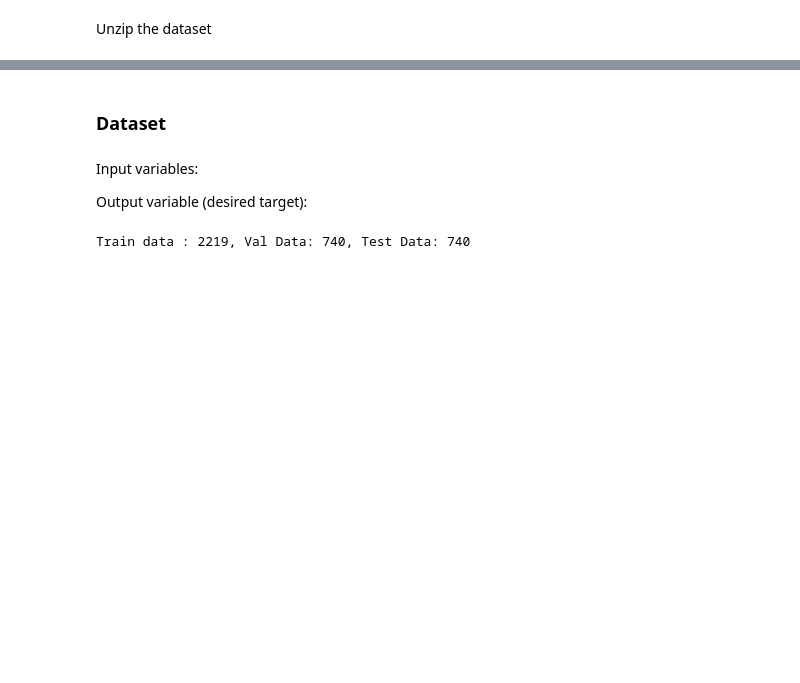
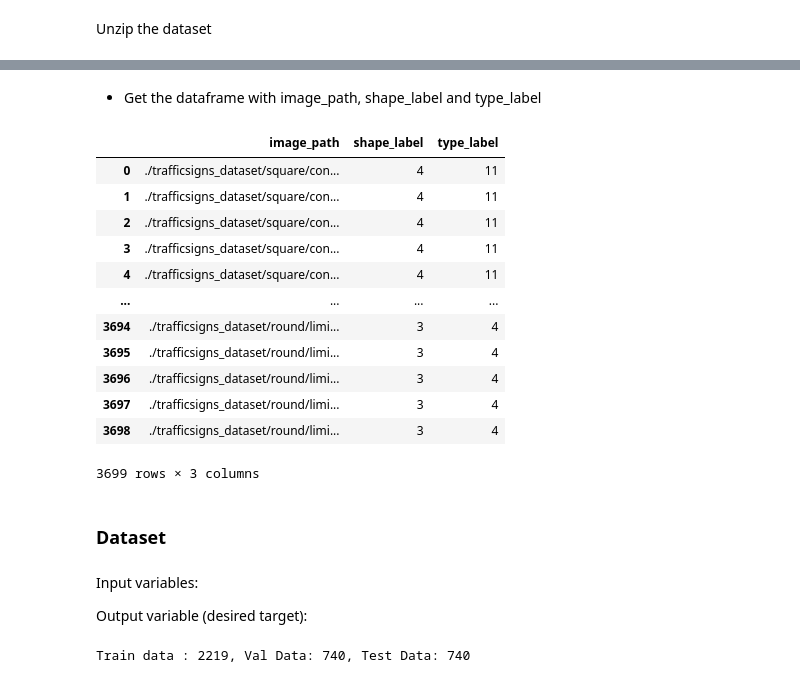
Before and after one commit to BenjapornW/Road-Traffic-Signs-Image-Classification-using-a-Neural-Network, a Jupyter notebook: s3959666_s3961136.ipynb, the cells around one changed output, grey strips where cells are left out. Saved outputs shown, nothing was run; the diff lists cells and outputs as text; code cells hidden in the pictures; blank space fills up the shorter version.

Commit message:
generate the dataframe with image path, traffic shape labels and type labels

```diff
--- a/s3959666_s3961136.ipynb
+++ b/s3959666_s3961136.ipynb
@@ -27,0 +32,13 @@ with zipfile.ZipFile('trafficsigns_dataset.zip', 'r') as zip_ref:
+# %%
+def collect_image_files(directory):
+    image_files = []
+    for root, dirs, files in os.walk(directory):
+        for file in files:
+            if file.endswith('.jpg') or file.endswith('.png'):
+                image_files.append(os.path.join(root, file))
+    return image_files
+# %%
+all_image_files = collect_image_files('./trafficsigns_dataset')
+
+for image_file in all_image_files:
+    print(image_file)
@@ -27,0 +63,3 @@ with zipfile.ZipFile('trafficsigns_dataset.zip', 'r') as zip_ref:
+# %%
+# Create a DataFrame with image file paths in a column named 'image_path'
+df = pd.DataFrame({'image_path': all_image_files})
@@ -27,0 +86,2 @@ with zipfile.ZipFile('trafficsigns_dataset.zip', 'r') as zip_ref:
+# %% [markdown]
+- Get the dataframe with image_path, shape_label and type_label
@@ -28,3 +90,19 @@ with zipfile.ZipFile('trafficsigns_dataset.zip', 'r') as zip_ref:
+# %%
+df
+# %% [output]
+|  | image_path | shape_label | type_label |
+| 0 | ./trafficsigns_dataset/square/con... | 4 | 11 |
+| 1 | ./trafficsigns_dataset/square/con... | 4 | 11 |
+| 2 | ./trafficsigns_dataset/square/con... | 4 | 11 |
+| 3 | ./trafficsigns_dataset/square/con... | 4 | 11 |
+| 4 | ./trafficsigns_dataset/square/con... | 4 | 11 |
+| ... | ... | ... | ... |
+| 3694 | ./trafficsigns_dataset/round/limi... | 3 | 4 |
+| 3695 | ./trafficsigns_dataset/round/limi... | 3 | 4 |
+| 3696 | ./trafficsigns_dataset/round/limi... | 3 | 4 |
+| 3697 | ./trafficsigns_dataset/round/limi... | 3 | 4 |
+| 3698 | ./trafficsigns_dataset/round/limi... | 3 | 4 |
+3699 rows × 3 columns
 # %% [markdown]
 ### Dataset
 # %% [markdown]
```
Also changed, not shown: parts of 9 cells of this notebook.
